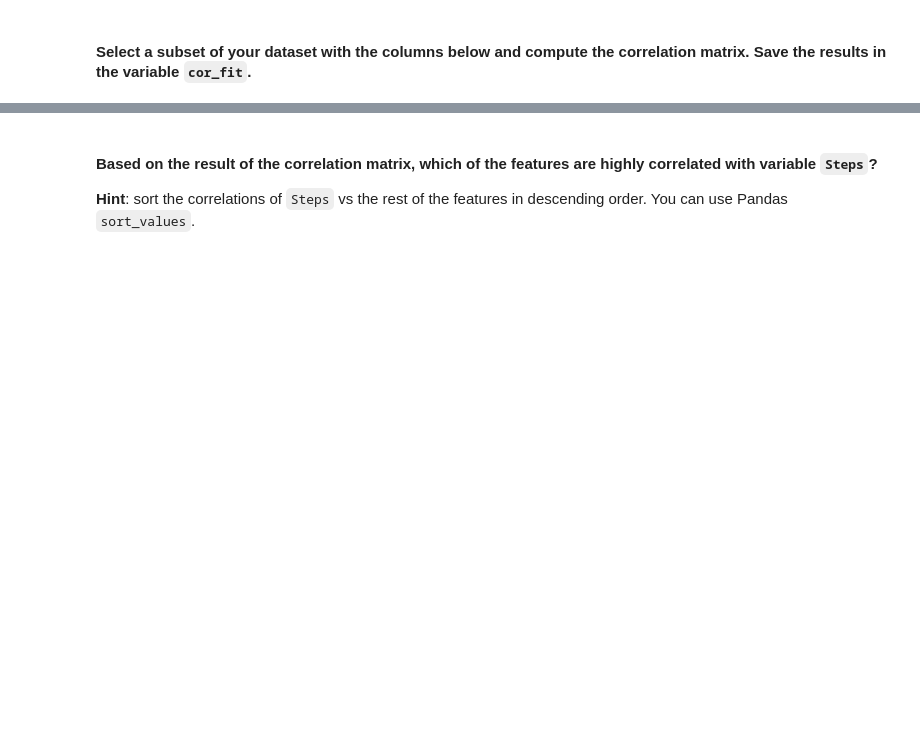
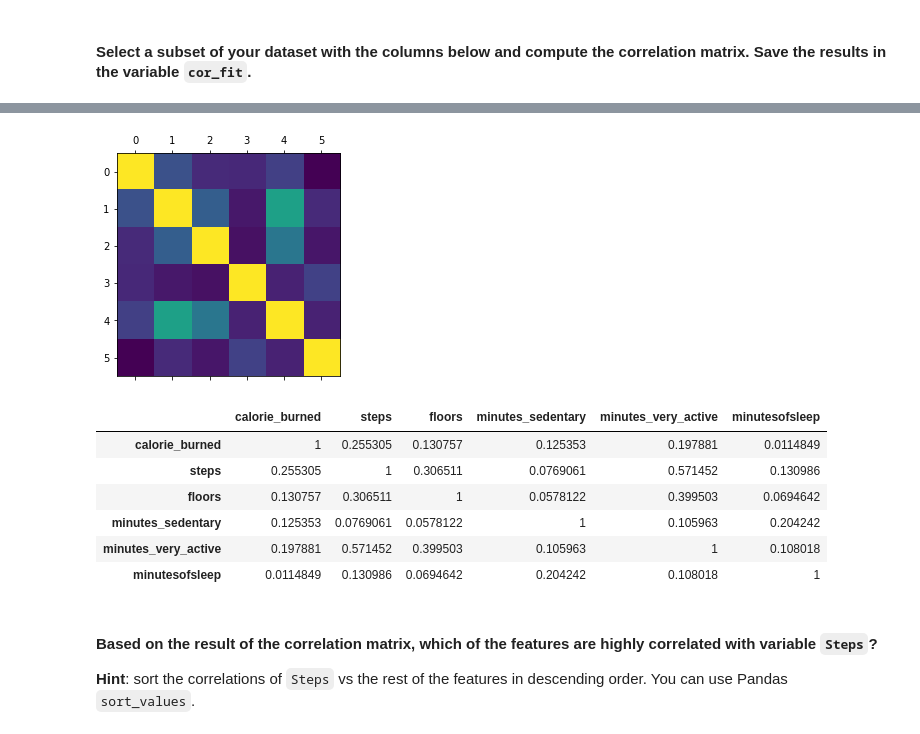
Before and after one commit to Javier-13/lab-pivot-table-and-correlation, a Jupyter notebook: your_code/main.ipynb, the cells around one changed output, grey strips where cells are left out. Cells and saved outputs as stored; diff of their text form; code cells hidden in the pictures; blank space fills up the shorter version.

```diff
--- a/your_code/main.ipynb
+++ b/your_code/main.ipynb
@@ -228,3 +355,20 @@ columns = ['Calorie burned', 'Steps', 'Floors', 'Minutes Sedentary', 'Minutes Ve
+# %%
+# your code here
+cor_fit = fitbit[['calorie_burned', 'steps', 'floors', 'minutes_sedentary', 'minutes_very_active', 'minutesofsleep']]
+
+plt.matshow(cor_fit.corr())
+corr = cor_fit.corr()
+plt.show()
+corr.style.background_gradient(cmap='coolwarm')
+# %% [output]
+[figure, added]
+|  | calorie_burned | steps | floors | minutes_sedentary | minutes_very_active | minutesofsleep |
+| calorie_burned | 1 | 0.255305 | 0.130757 | 0.125353 | 0.197881 | 0.0114849 |
+| steps | 0.255305 | 1 | 0.306511 | 0.0769061 | 0.571452 | 0.130986 |
+| floors | 0.130757 | 0.306511 | 1 | 0.0578122 | 0.399503 | 0.0694642 |
+| minutes_sedentary | 0.125353 | 0.0769061 | 0.0578122 | 1 | 0.105963 | 0.204242 |
+| minutes_very_active | 0.197881 | 0.571452 | 0.399503 | 0.105963 | 1 | 0.108018 |
+| minutesofsleep | 0.0114849 | 0.130986 | 0.0694642 | 0.204242 | 0.108018 | 1 |
 # %% [markdown]
 #### Based on the result of the correlation matrix, which of the features are highly correlated with variable `Steps`?
 **Hint**: sort the correlations of `Steps` vs the rest of the features in descending order. You can use Pandas `sort_values`.
```
Also changed, not shown: parts of 39 cells of this notebook, 2 other files.
